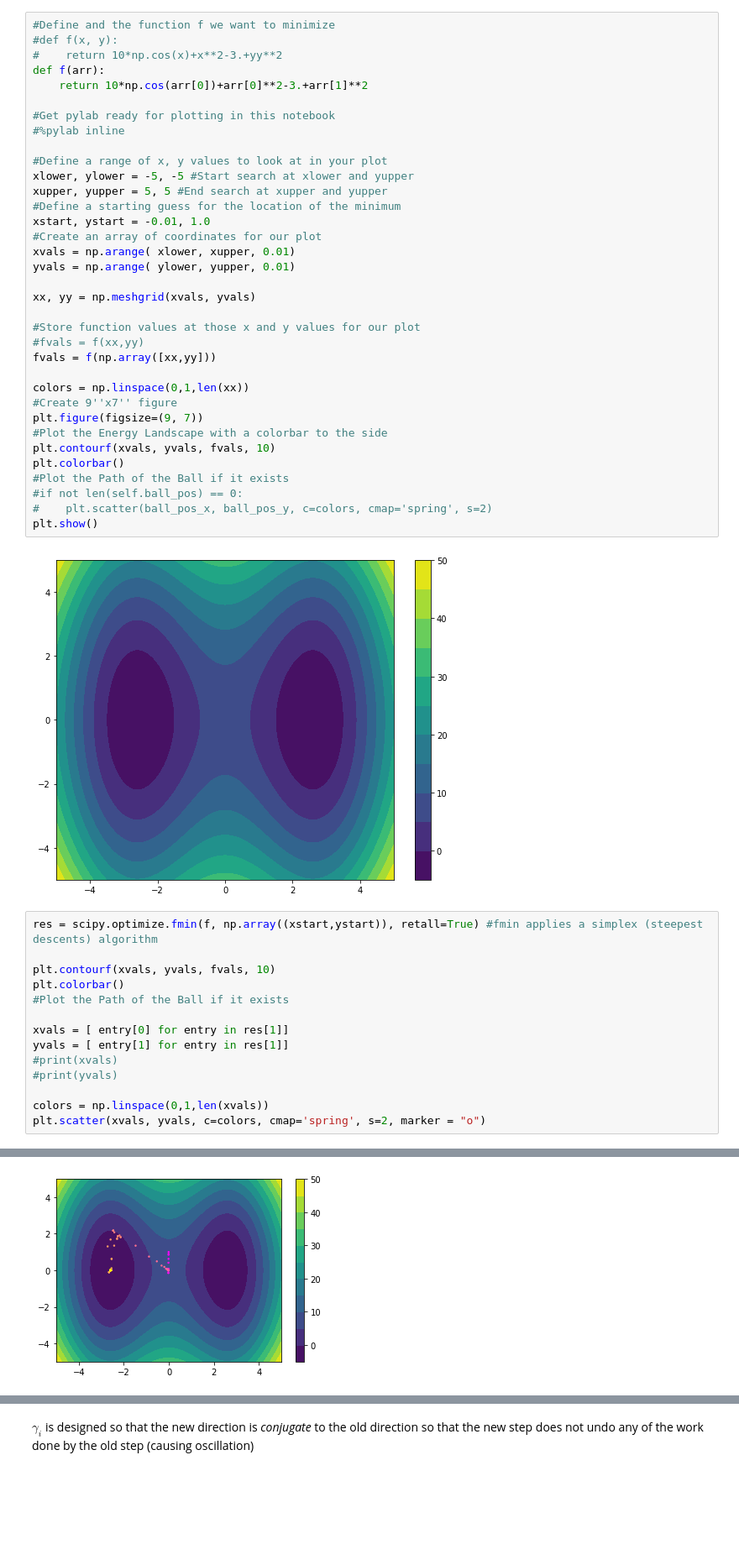
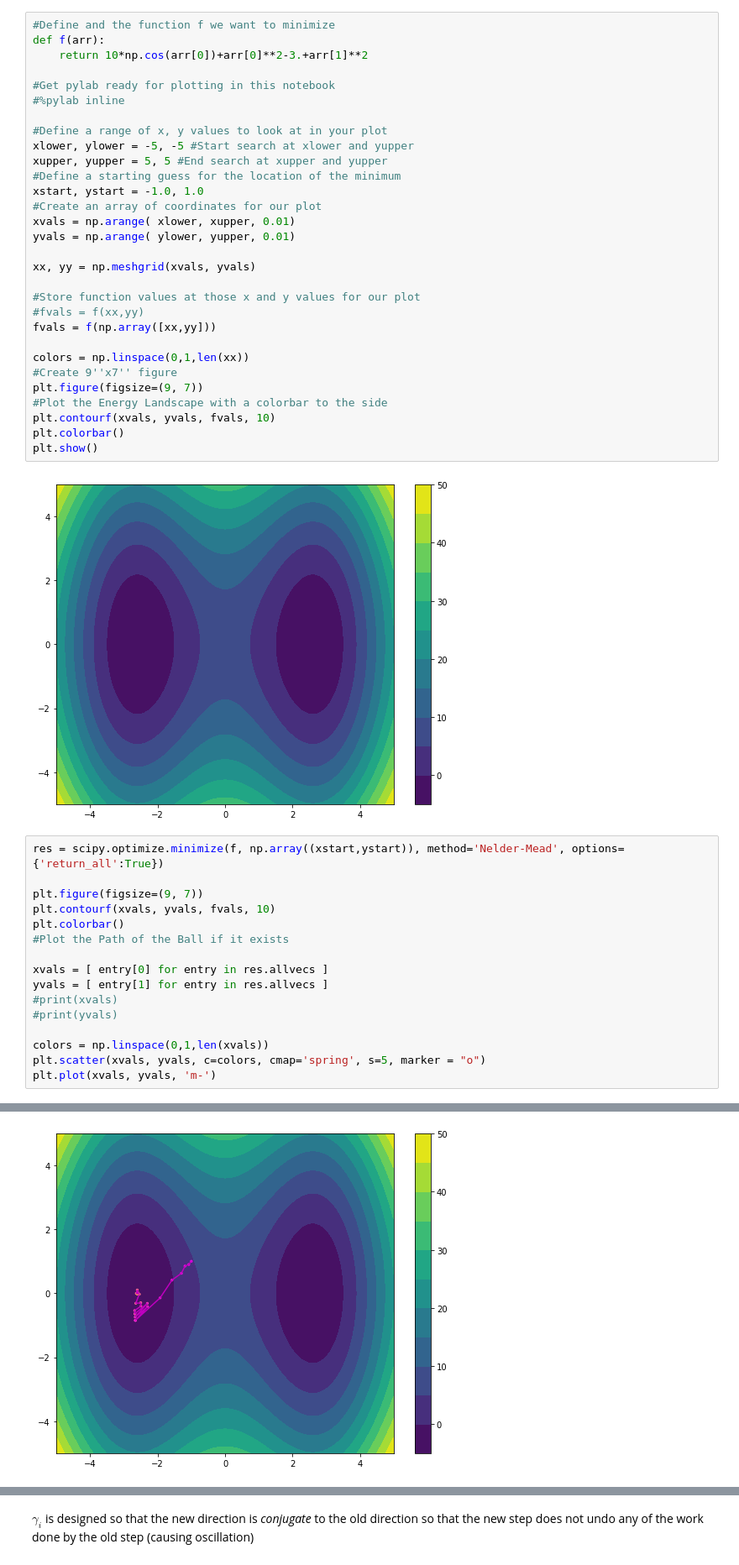
Before and after one commit to MobleyLab/drug-computing, a Jupyter notebook: uci-pharmsci/lectures/energy_minimization/energy_minimization.ipynb, the cells around one changed output, grey strips where cells are left out. Shown at 84% size. Saved outputs shown, nothing was run; the diff lists cells and outputs as text; blank space fills up the shorter version.

```diff
--- a/uci-pharmsci/lectures/energy_minimization/energy_minimization.ipynb
+++ b/uci-pharmsci/lectures/energy_minimization/energy_minimization.ipynb
@@ -286,7 +280,5 @@ SciPy has lots of functions and tools for [optimization](https://docs.scipy.org/
 # %%
 #Define and the function f we want to minimize
-#def f(x, y):
-#    return 10*np.cos(x)+x**2-3.+yy**2
 def f(arr):
     return 10*np.cos(arr[0])+arr[0]**2-3.+arr[1]**2
 
@@ -297,7 +289,7 @@ def f(arr):
 xlower, ylower = -5, -5 #Start search at xlower and yupper
 xupper, yupper = 5, 5 #End search at xupper and yupper
 #Define a starting guess for the location of the minimum
-xstart, ystart = -0.01, 1.0
+xstart, ystart = -1.0, 1.0
 #Create an array of coordinates for our plot
 xvals = np.arange( xlower, xupper, 0.01)
 yvals = np.arange( ylower, yupper, 0.01)
@@ -314,24 +306,23 @@ plt.figure(figsize=(9, 7))
 #Plot the Energy Landscape with a colorbar to the side
 plt.contourf(xvals, yvals, fvals, 10)
 plt.colorbar()
-#Plot the Path of the Ball if it exists
-#if not len(self.ball_pos) == 0:
-#    plt.scatter(ball_pos_x, ball_pos_y, c=colors, cmap='spring', s=2)
 plt.show()
 # %% [output]
 [figure]
 # %%
-res = scipy.optimize.fmin(f, np.array((xstart,ystart)), retall=True) #fmin applies a simplex (steepest descents) algorithm
+res = scipy.optimize.minimize(f, np.array((xstart,ystart)), method='Nelder-Mead', options={'return_all':True})
 
+plt.figure(figsize=(9, 7))
 plt.contourf(xvals, yvals, fvals, 10)
 plt.colorbar()
 #Plot the Path of the Ball if it exists
 
-xvals = [ entry[0] for entry in res[1]]
-yvals = [ entry[1] for entry in res[1]]
+xvals = [ entry[0] for entry in res.allvecs ]
+yvals = [ entry[1] for entry in res.allvecs ]
 #print(xvals)
 #print(yvals)
 
 colors = np.linspace(0,1,len(xvals))
-plt.scatter(xvals, yvals, c=colors, cmap='spring', s=2, marker = "o")
+plt.scatter(xvals, yvals, c=colors, cmap='spring', s=5, marker = "o")
+plt.plot(xvals, yvals, 'm-')
 # %% [output]
@@ -343 +330 @@ Optimization terminated successfully.
-[figure, old version]
+[figure, new version]
```
Also changed, not shown: parts of 10 cells of this notebook.
